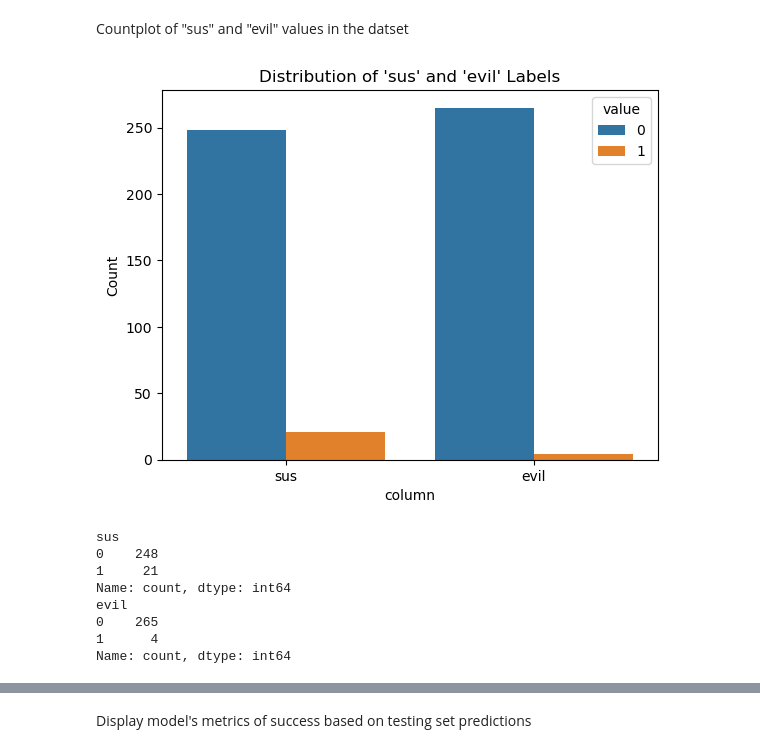
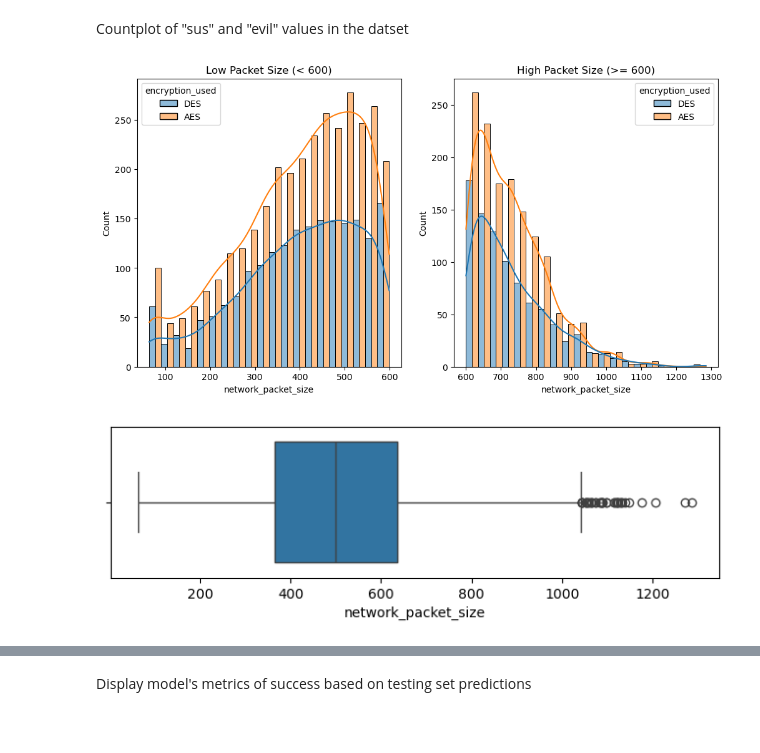
Before and after one commit to nathan-tuo/ids-learning-model, a Jupyter notebook: ids.ipynb, the cells around one changed output, grey strips where cells are left out. Drawn from its saved outputs; the diff is of its cells as text; code cells hidden in the pictures; blank space fills up the shorter version.

Commit message:
Update ids.ipynb, add cybersecurity_intrusion_data.csv
Update source files, add new ML classifiers, perform EDA

```diff
--- a/ids.ipynb
+++ b/ids.ipynb
@@ -9,9 +18,7 @@ from sklearn.metrics import classification_report, accuracy_score, confusion_mat
 # %% [markdown]
 Dataset Display and Information
 # %%
-df = pd.read_csv("labelled_2021may-ip-10-100-1-105-dns.csv")
 pd.set_option("display.max_columns", None)
-pd.set_option("display.max_rows", None)
-pd.set_option("display.width", 2000)
-print(df.head())
+df = pd.read_csv("cybersecurity_intrusion_data.csv")
+df.head()
 # %% [output]
@@ -24,4 +31,5 @@ print(df.head())
 # %%
-print(df.shape)
-print(df.describe())
+#Drop unnecessary columns and check for duplicate rows
+df.drop(columns=['session_id'], inplace=True)
+df.duplicated().any()
 # %% [output]
@@ -38,24 +37,30 @@ max     15.000000      15.000000       1.000000      5.000000         8.000000
 # %% [markdown]
 Countplot of "sus" and "evil" values in the datset
 # %%
-df_melted = df.melt(value_vars=['sus', 'evil'],
-                    var_name='column',
-                    value_name='value')
-sns.countplot(x="column", hue="value", data=df_melted)
-plt.title("Distribution of 'sus' and 'evil' Labels")
-plt.ylabel("Count")
+fig, ax = plt.subplots(1, 2, figsize = (12,6))
+
+low_packet_size = df[df["network_packet_size"] < 600]
+high_packet_size = df[df["network_packet_size"] >= 600]
+sns.histplot(data = low_packet_size,
+             x = "network_packet_size",
+             hue = "encryption_used",
+             bins = 20, kde = True,
+             multiple = "dodge",
+             ax = ax[0])
+ax[0].set_title("Low Packet Size (< 600)")
+sns.histplot(data = high_packet_size,
+             x = "network_packet_size",
+             hue = "encryption_used",
+             bins = 20, kde = True,
+             multiple = "dodge",
+             ax = ax[1])
+ax[1].set_title("High Packet Size (>= 600)")
 plt.show()
 # %% [output]
-[figure, old version]
+[figure, new version]
 # %%
-print(df["sus"].value_counts())
-print(df["evil"].value_counts())
+fig, ax = plt.subplots(figsize = (8,2))
+sns.boxplot(x="network_packet_size", data=df, vert = False, ax = ax)
+plt.show()
 # %% [output]
-sus
-0    248
-1     21
-Name: count, dtype: int64
-evil
-0    265
-1      4
-Name: count, dtype: int64
+[figure, added]
```
Also changed, not shown: parts of 30 cells of this notebook, 7 other files.
